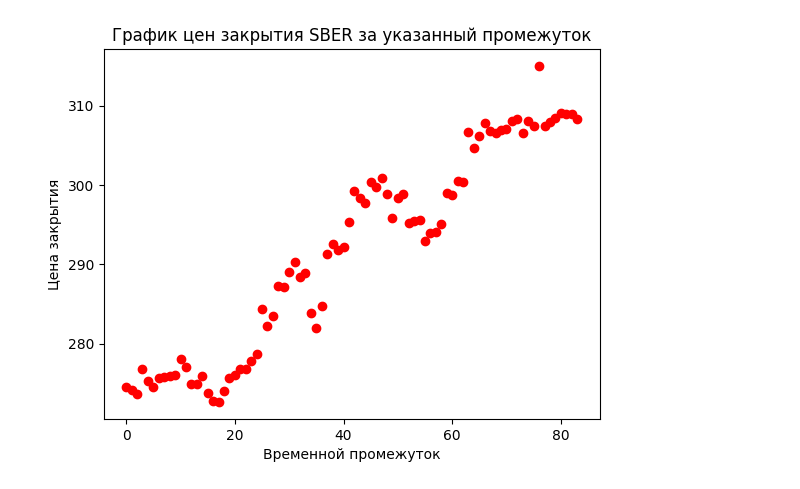
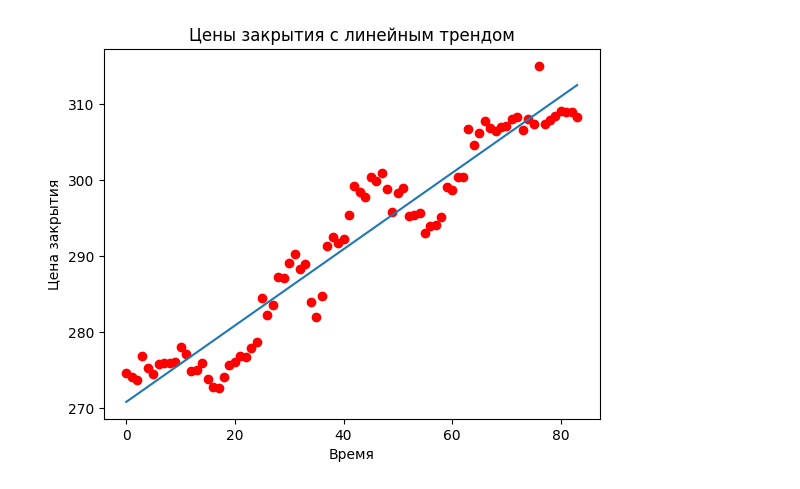
Before and after one commit to need2040/python_solution, a Jupyter notebook: pylabss/copy.ipynb, the cells around one changed output. Cells and saved outputs as stored; diff of their text form; code cells hidden in the pictures.

```diff
--- a/pylabss/copy.ipynb
+++ b/pylabss/copy.ipynb
@@ -1,20 +20,4 @@
 # %%
-import numpy as np
-import pandas as pd
-import statsmodels.api as sm
-import matplotlib.pyplot as plt
-from scipy.fft import fft, fftfreq
-
-# Загрузка данных
-data = pd.read_csv("SBER_240101_240430.csv", delimiter=";")
-data.drop(columns=['<PER>', '<TIME>', '<TICKER>', '<DATE>'], inplace=True)
-
-# График цен закрытия
-plt.plot([i for i in range(len(data))], data["<CLOSE>"].to_numpy(), 'ro')
-plt.xlabel("Временной промежуток")
-plt.ylabel("Цена закрытия")
-plt.title("График цен закрытия SBER за указанный промежуток")
-plt.show()
 
 # Линейная регрессия
 time = np.array([i for i in range(len(data))])
@@ -34,80 +37,4 @@ plt.xlabel("Время")
 plt.ylabel("Цена закрытия")
 plt.title("Цены закрытия с линейным трендом")
 plt.show()
-
-# Остатки
-residuals = y.to_numpy() - [(i * model_params[1] + model_params[0]) for i in range(len(data))]
-plt.plot(time, residuals)
-plt.axhline(0, color='red')
-plt.xlabel("Время")
-plt.ylabel("Остатки")
-plt.title("График остатков для разложения")
-plt.show()
-
-# Дискретное преобразование Фурье для остатков
-N = len(residuals)
-frequencies = fftfreq(N)  # Частоты
-amplitudes = fft(residuals)  # Преобразование
-power = np.abs(amplitudes)**2  # Спектральная мощность
-
-# Отображаем положительные частоты
-positive_frequencies = frequencies[:N // 2]
-positive_power = power[:N // 2]
-
-# Построение спектра
-plt.figure(figsize=(10, 6))
-plt.plot(positive_frequencies, positive_power)
-plt.title("Спектральный анализ остатков")
-plt.xlabel("Частота")
-plt.ylabel("Спектральная мощность")
-plt.grid()
-plt.show()
-
-# Цикл для добавления синусоидальных компонент в модель
-for step in range(1, 8):  # Делаем 7 шагов для поиска частот
-    # Находим частоту с максимальной амплитудой
-    top_indices = np.argsort(positive_power)[-step:]
-    max_frequency = positive_frequencies[top_indices[-1]]
-
-    # Формируем компоненты для текущей частоты
-    cos_component = np.cos(2 * np.pi * max_frequency * time).reshape(-1, 1)
-    sin_component = np.sin(2 * np.pi * max_frequency * time).reshape(-1, 1)
-
-    # 1. Моделируем для косинуса
-    X_cos = cos_component
-    model_cos = sm.OLS(residuals, X_cos).fit()
-    print(f"Результаты модели для косинуса при шаге {step} и частоте {max_frequency}:")
-    print(model_cos.summary())
-
-    # Проверка значимости для косинуса
-    if model_cos.pvalues[0] > 0.05:  # Если косинус не значим
-        print(f"Коэффициент для косинуса при частоте {max_frequency} незначим, исключаем его.")
-        cos_component = None  # Исключаем компонент косинуса
-
-    # Обновляем остатки, если компонент косинуса значим
-    if cos_component is not None:
-        residuals -= model_cos.predict(X_cos)
-
-    # 2. Моделируем для синуса
-    X_sin = sin_component
-    model_sin = sm.OLS(residuals, X_sin).fit()
-    print(f"Результаты модели для синуса при шаге {step} и частоте {max_frequency}:")
-    print(model_sin.summary())
-
-    # Проверка значимости для синуса
-    if model_sin.pvalues[0] > 0.05:  # Если синус не значим
-        print(f"Коэффициент для синуса при частоте {max_frequency} незначим, исключаем его.")
-        sin_component = None  # Исключаем компонент синуса
-
-    # Обновляем остатки, если компонент синуса значим
-    if sin_component is not None:
-        residuals -= model_sin.predict(X_sin)
-
-    # График остатков после каждого шага
-    plt.plot(time, residuals)
-    plt.axhline(0, color='red')
-    plt.xlabel("Время")
-    plt.ylabel("Остатки")
-    plt.title(f"График остатков для шага {step}")
-    plt.show()
 # %% [output]
@@ -114 +58 @@ for step in range(1, 8):  # Делаем 7 шагов для поиска час
-[figure, old version]
+[figure, new version]
```
Also changed, not shown: parts of 9 cells of this notebook, 1 other file.
